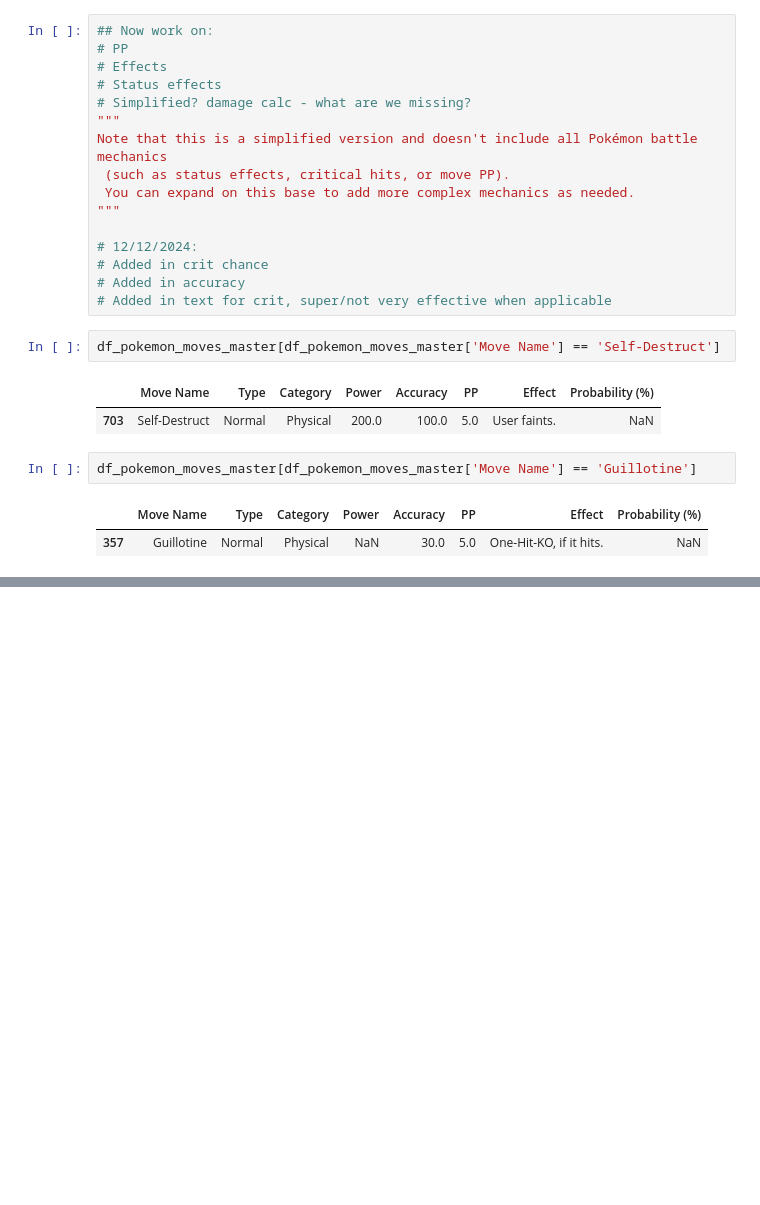
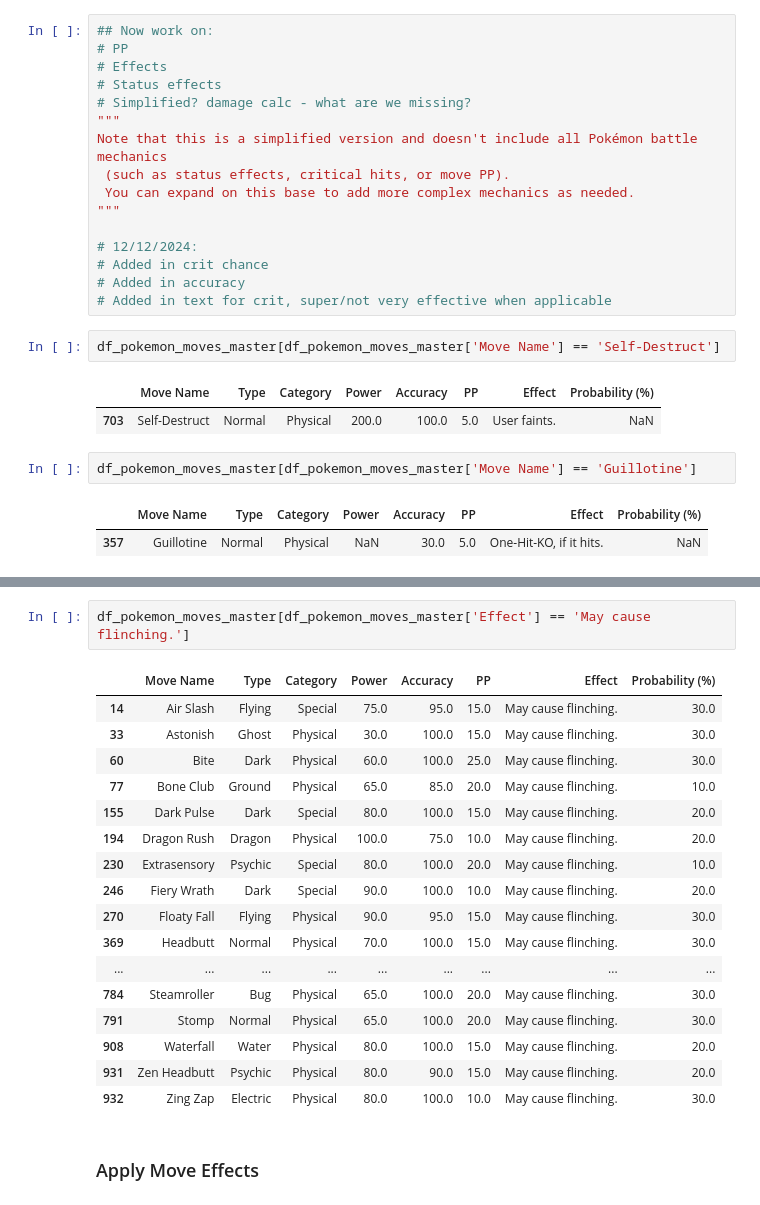
Before and after one commit to chriskopel/py_poke, a Jupyter notebook: Pick_em/Sandbox/pick_em_sandbox_v_0_2.ipynb, the cells around one changed output, grey strips where cells are left out. Drawn from its saved outputs; the diff is of its cells as text; blank space fills up the shorter version.

Commit message:
bad commit but syncing for laptop - in the middle of adjusting function for each move effect

```diff
--- a/Pick_em/Sandbox/pick_em_sandbox_v_0_2.ipynb
+++ b/Pick_em/Sandbox/pick_em_sandbox_v_0_2.ipynb
@@ -193,0 +232,22 @@ df_pokemon_moves_master[df_pokemon_moves_master['Move Name'] == 'Thief']
+# %%
+df_pokemon_moves_master[df_pokemon_moves_master['Effect'] == 'May cause flinching.']
+# %% [output]
+|  | Move Name | Type | Category | Power | Accuracy | PP | Effect | Probability (%) |
+| 14 | Air Slash | Flying | Special | 75.0 | 95.0 | 15.0 | May cause flinching. | 30.0 |
+| 33 | Astonish | Ghost | Physical | 30.0 | 100.0 | 15.0 | May cause flinching. | 30.0 |
+| 60 | Bite | Dark | Physical | 60.0 | 100.0 | 25.0 | May cause flinching. | 30.0 |
+| 77 | Bone Club | Ground | Physical | 65.0 | 85.0 | 20.0 | May cause flinching. | 10.0 |
+| 155 | Dark Pulse | Dark | Special | 80.0 | 100.0 | 15.0 | May cause flinching. | 20.0 |
+| 194 | Dragon Rush | Dragon | Physical | 100.0 | 75.0 | 10.0 | May cause flinching. | 20.0 |
+| 230 | Extrasensory | Psychic | Special | 80.0 | 100.0 | 20.0 | May cause flinching. | 10.0 |
+| 246 | Fiery Wrath | Dark | Special | 90.0 | 100.0 | 10.0 | May cause flinching. | 20.0 |
+| 270 | Floaty Fall | Flying | Physical | 90.0 | 95.0 | 15.0 | May cause flinching. | 30.0 |
+| 369 | Headbutt | Normal | Physical | 70.0 | 100.0 | 15.0 | May cause flinching. | 30.0 |
+| ... | ... | ... | ... | ... | ... | ... | ... | ... |
+| 784 | Steamroller | Bug | Physical | 65.0 | 100.0 | 20.0 | May cause flinching. | 30.0 |
+| 791 | Stomp | Normal | Physical | 65.0 | 100.0 | 20.0 | May cause flinching. | 30.0 |
+| 908 | Waterfall | Water | Physical | 80.0 | 100.0 | 15.0 | May cause flinching. | 20.0 |
+| 931 | Zen Headbutt | Psychic | Physical | 80.0 | 90.0 | 15.0 | May cause flinching. | 20.0 |
+| 932 | Zing Zap | Electric | Physical | 80.0 | 100.0 | 10.0 | May cause flinching. | 30.0 |
+# %% [markdown]
+### Apply Move Effects
```
Also changed, not shown: parts of 8 cells of this notebook.
